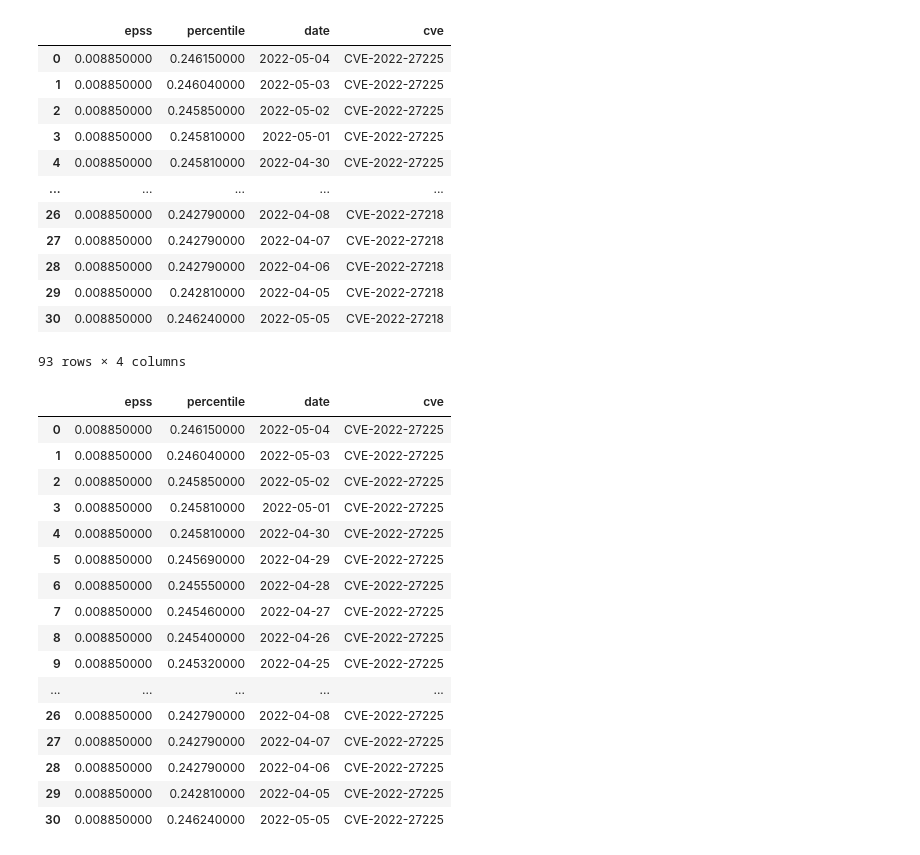
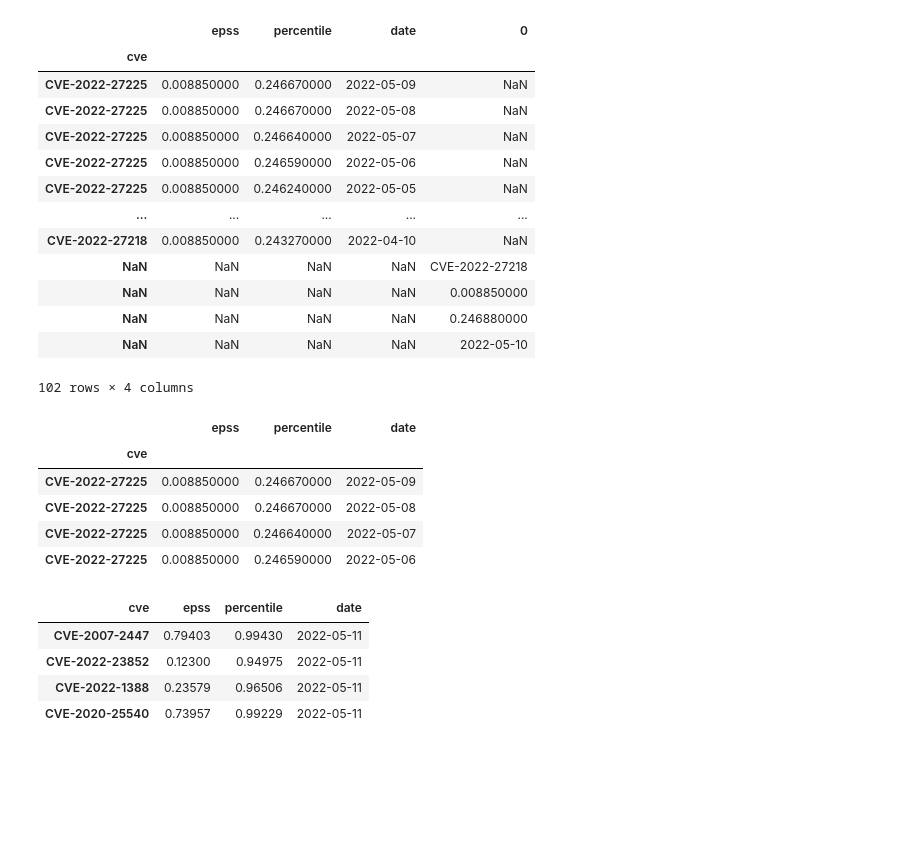
Before and after one commit to FIRSTdotorg/epss, a Jupyter notebook: libraries/python/epss_lib.ipynb, the cells around one changed output. Saved outputs shown, nothing was run; the diff lists cells and outputs as text; code cells hidden in the pictures; blank space fills up the shorter version.

```diff
--- a/libraries/python/epss_lib.ipynb
+++ b/libraries/python/epss_lib.ipynb
@@ -46,15 +46,19 @@ class EPSS():
         num_df['epss']=num_df['epss'].astype('float')
         num_df['percentile']=num_df['percentile'].astype('float')
         num_df['date']=date
+        #num_df.set_index('cve',inplace=True)
         status = Status(version=version,score_date=score_date)
         return num_df,status
       else:
         raise Exception('EPSS format is malformed')
 
-  def get(self,cve=None,envelope:bool=True,pretty:bool=False,offset:int=None,order:bool=True,
-          date:str=None,scope:str='public',epss_gt:float=None,epss_lt:float=None,
+  def get(self,cve=None,envelope:bool=True,pretty:bool=False,offset:int=None,limit:int=None,order:bool=True,sort_fields:list=None,
+          date:str=None,scope:str='public',epss_gt:float=None,epss_lt:float=None,fields:list=None,
           percentile_gt:float=None,percentile_lt:float=None,q:str=None)-> pd.DataFrame:
 
+    '''
+    Refer to parameters here: https://api.first.org/#Global-parameters
+    '''
     url = self.api_url + 'epss'
 
     params = {}
@@ -62,7 +66,10 @@ class EPSS():
         params['cve'] = ','.join(cve)
     if type(cve) is str:
         params['cve'] = cve
-
+    if type(sort_fields) is list:
+        params['sort'] = ','.join(sort_fields)
+    if type(fields) is list:
+        params['fields'] = ','.join(fields)
     if type(date) is str:
         self.validate_date(date)
         params['date'] = date
@@ -70,12 +77,14 @@ class EPSS():
     params['envelope']=envelope
     params['pretty']=pretty
     params['offset']=offset
+    params['limit']=limit
     params['scope']=scope
     params['epss-gt']=epss_gt
     params['epss-lt']=epss_lt
     params['percentile-gt']=percentile_gt
     params['percentile-lt']=percentile_lt
     params['q']=q
+
     if order == False: params['order']='!epss'
 
     r = requests.get(url,params)
@@ -94,6 +103,7 @@ class EPSS():
             tmp_df = pd.DataFrame(ts['time-series'])
             tmp_df['cve']=ts['cve']
             tmp_df = tmp_df.append(ts.drop(labels=['time-series']), ignore_index=True)
+            #tmp_df = pd.concat([tmp_df,ts.drop(labels=['time-series'])])
             tmp.append(tmp_df)
           df = pd.concat(tmp)
           df.set_index('cve',inplace=True)
@@ -199,37 +241,38 @@ data_df
 data_df,status = epss.get(cve=cve_list,scope='time-series')
 data_df
 # %% [output]
-|  | epss | percentile | date | cve |
-| 0 | 0.008850000 | 0.246150000 | 2022-05-04 | CVE-2022-27225 |
-| 1 | 0.008850000 | 0.246040000 | 2022-05-03 | CVE-2022-27225 |
-| 2 | 0.008850000 | 0.245850000 | 2022-05-02 | CVE-2022-27225 |
-| 3 | 0.008850000 | 0.245810000 | 2022-05-01 | CVE-2022-27225 |
-| 4 | 0.008850000 | 0.245810000 | 2022-04-30 | CVE-2022-27225 |
+|  | epss | percentile | date | 0 |
+| cve |  |  |  |  |
+| CVE-2022-27225 | 0.008850000 | 0.246670000 | 2022-05-09 | NaN |
+| CVE-2022-27225 | 0.008850000 | 0.246670000 | 2022-05-08 | NaN |
+| CVE-2022-27225 | 0.008850000 | 0.246640000 | 2022-05-07 | NaN |
+| CVE-2022-27225 | 0.008850000 | 0.246590000 | 2022-05-06 | NaN |
+| CVE-2022-27225 | 0.008850000 | 0.246240000 | 2022-05-05 | NaN |
 | ... | ... | ... | ... | ... |
-| 26 | 0.008850000 | 0.242790000 | 2022-04-08 | CVE-2022-27218 |
-| 27 | 0.008850000 | 0.242790000 | 2022-04-07 | CVE-2022-27218 |
-| 28 | 0.008850000 | 0.242790000 | 2022-04-06 | CVE-2022-27218 |
-| 29 | 0.008850000 | 0.242810000 | 2022-04-05 | CVE-2022-27218 |
-| 30 | 0.008850000 | 0.246240000 | 2022-05-05 | CVE-2022-27218 |
+| CVE-2022-27218 | 0.008850000 | 0.243270000 | 2022-04-10 | NaN |
+| NaN | NaN | NaN | NaN | CVE-2022-27218 |
+| NaN | NaN | NaN | NaN | 0.008850000 |
+| NaN | NaN | NaN | NaN | 0.246880000 |
+| NaN | NaN | NaN | NaN | 2022-05-10 |
-93 rows × 4 columns
+102 rows × 4 columns
 # %%
 data_df,status = epss.get(cve='CVE-2022-27225',scope='time-series')
-data_df
+data_df.head(4)
 # %% [output]
-|  | epss | percentile | date | cve |
-| 0 | 0.008850000 | 0.246150000 | 2022-05-04 | CVE-2022-27225 |
-| 1 | 0.008850000 | 0.246040000 | 2022-05-03 | CVE-2022-27225 |
-| 2 | 0.008850000 | 0.245850000 | 2022-05-02 | CVE-2022-27225 |
-| 3 | 0.008850000 | 0.245810000 | 2022-05-01 | CVE-2022-27225 |
-| 4 | 0.008850000 | 0.245810000 | 2022-04-30 | CVE-2022-27225 |
-| 5 | 0.008850000 | 0.245690000 | 2022-04-29 | CVE-2022-27225 |
-| 6 | 0.008850000 | 0.245550000 | 2022-04-28 | CVE-2022-27225 |
-| 7 | 0.008850000 | 0.245460000 | 2022-04-27 | CVE-2022-27225 |
-| 8 | 0.008850000 | 0.245400000 | 2022-04-26 | CVE-2022-27225 |
-| 9 | 0.008850000 | 0.245320000 | 2022-04-25 | CVE-2022-27225 |
-| ... | ... | ... | ... | ... |
-| 26 | 0.008850000 | 0.242790000 | 2022-04-08 | CVE-2022-27225 |
-| 27 | 0.008850000 | 0.242790000 | 2022-04-07 | CVE-2022-27225 |
-| 28 | 0.008850000 | 0.242790000 | 2022-04-06 | CVE-2022-27225 |
-| 29 | 0.008850000 | 0.242810000 | 2022-04-05 | CVE-2022-27225 |
-| 30 | 0.008850000 | 0.246240000 | 2022-05-05 | CVE-2022-27225 |
+|  | epss | percentile | date |
+| cve |  |  |  |
+| CVE-2022-27225 | 0.008850000 | 0.246670000 | 2022-05-09 |
+| CVE-2022-27225 | 0.008850000 | 0.246670000 | 2022-05-08 |
+| CVE-2022-27225 | 0.008850000 | 0.246640000 | 2022-05-07 |
+| CVE-2022-27225 | 0.008850000 | 0.246590000 | 2022-05-06 |
+# %%
+all_df,status = epss.get_all()
+assert len(all_df)>1000
+assert all_df.columns.tolist()== ['epss', 'percentile', 'date']
+all_df.head(4)
+# %% [output]
+| cve | epss | percentile | date |
+| CVE-2007-2447 | 0.79403 | 0.99430 | 2022-05-11 |
+| CVE-2022-23852 | 0.12300 | 0.94975 | 2022-05-11 |
+| CVE-2022-1388 | 0.23579 | 0.96506 | 2022-05-11 |
+| CVE-2020-25540 | 0.73957 | 0.99229 | 2022-05-11 |
```
Also changed, not shown: parts of 15 cells of this notebook, 2 other files.
